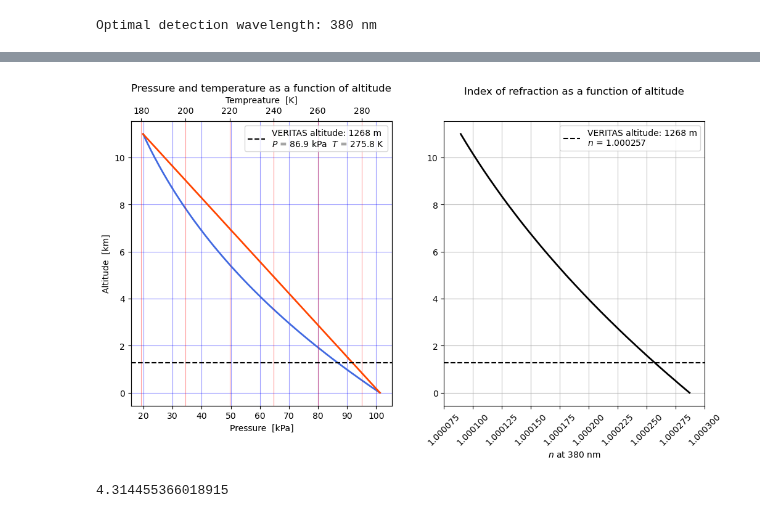
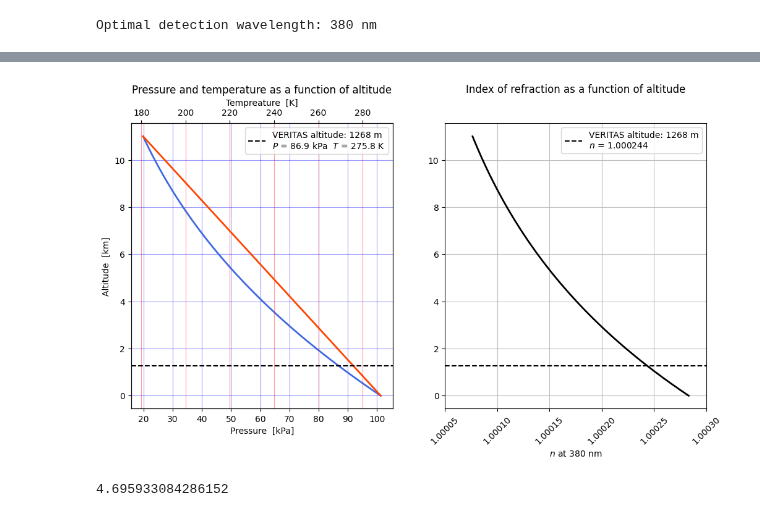
Before and after one commit to leandrorizk/magnetic_monopoles, a Jupyter notebook: muons/muon_detection_with_PT_dependence.ipynb, the cells around one changed output, grey strips where cells are left out. Saved outputs shown, nothing was run; the diff lists cells and outputs as text; code cells hidden in the pictures.

Commit message:
Rerun muon emission and detection notebooks with Cauchy formula

```diff
--- a/muons/muon_detection_with_PT_dependence.ipynb
+++ b/muons/muon_detection_with_PT_dependence.ipynb
@@ -138,7 +138,18 @@ def get_temp(alt):
 # This has a modest but appreciable impact in the Frank-Tamm equation due to the factor (1 - 1 / (beta * n))**2)
 # Still regard lambda as being photon wavelength in vacuum; lambda = c / nu
 
-def n_air(lam, P=P_std, T=T_15C):
+def n_air(lam, alt=veritas_alt):
 
-    return 1 + 7.76e-7 * (1 + 7.52e-15 / lam**2) * P/T
+    # Empirically determined constants
+    A = 2.73e-4
+    B = 1.23e-18  # m^2
+    C = 3.56e-32  # m^4
+
+    # Scale height of the atmosphere
+    h_0 = 8.4e3  # m
+
+    epsilon_0 = A + B/lam**2 + C/lam**4
+    epsilon = epsilon_0 * np.exp(-alt / h_0)
+
+    return 1 + epsilon
 # %%
@@ -154,39 +192,38 @@ ax2 = ax1.twiny()
 
 ax1.plot(get_pressure(altitudes) / 1e3, altitudes / 1e3, c='royalblue', lw=2)
 ax2.plot(get_temp(altitudes), altitudes / 1e3, c='orangered', lw=2)
 
 ax2.axhline(y=veritas_alt / 1e3, c='black', ls='--', lw=1.5,
-            label=f'VERITAS altitude: %i m\n$P$ = %.1f kPa\t$T$ = %.1f K' % (veritas_alt, get_pressure(veritas_alt) / 1e3,
-                                                                             get_temp(veritas_alt)))
+            label=f'VERITAS altitude: %i m\n$P$ = %.1f kPa\t$T$ = %.1f K' % (veritas_alt, P_vts / 1e3, T_vts))
 ax2.legend()
 
 ax1.grid(alpha=0.4, color='blue')
 ax2.grid(alpha=0.4, color='red')
 
 ax1.set_title('Pressure and temperature as a function of altitude')
 ax1.set_ylabel('Altitude  [km]')
 ax1.set_xlabel('Pressure  [kPa]')
 ax2.set_xlabel('Tempreature  [K]')
 
 ax3 = fig.add_subplot(122)
 
-ax3.plot(n_air(optimal_wvl, get_pressure(altitudes), get_temp(altitudes)), altitudes / 1e3, c='black', lw=2)
+ax3.plot(n_air(optimal_wvl, altitudes), altitudes / 1e3, c='black', lw=2)
 ax3.axhline(y=veritas_alt / 1e3, c='black', ls='--', lw=1.5,
             label=f'VERITAS altitude: %i m\n$n$ = %.6f' % (veritas_alt,
-                                                           n_air(optimal_wvl, P_vts, T_vts)))
+                                                           n_air(optimal_wvl, veritas_alt)))
 
 ax3.legend()
 ax3.grid(alpha=0.8)
 ax3.set_title('Index of refraction as a function of altitude\n\n')
 ax3.set_xlabel(r'$n$ at {} nm'.format(int(optimal_wvl * 1e9)))
 
 ticks = ax3.xaxis.axes.get_xticks()
-ticks_str = [f'%.6f' % tick for tick in ticks]
+ticks_str = [f'%.5f' % tick for tick in ticks]
 ax3.set_xticks(ticks=ticks, labels=ticks_str, rotation=45)
 
 plt.show()
 # %% [output]
-[figure, old version]
+[figure, new version]
 # %%
 def d2Ndxdlam(lam, alt, beta, q=e_charge, mu=mu_air):
 
@@ -260,11 +312,13 @@ def get_cherenkov_angle(beta, n=fixed_n):
 # %%
 # Minimum muon energy (in GeV) to emit Cherenkov radiation in air
 
-min_muon_gamma = (1 - fixed_n**-2) ** -0.5
+max_n = n_air(UVB_UVC)
+
+min_muon_gamma = (1 - max_n**-2) ** -0.5
 min_muon_E = min_muon_gamma * muon_mass * c.c.value**2 * u.J.to(u.GeV)
 min_muon_E
 # %% [output]
-4.314455366018915
+4.695933084286152
 # %%
 # Make arrays of muon energies
 
```
Also changed, not shown: parts of 18 cells of this notebook, 10 other files.
